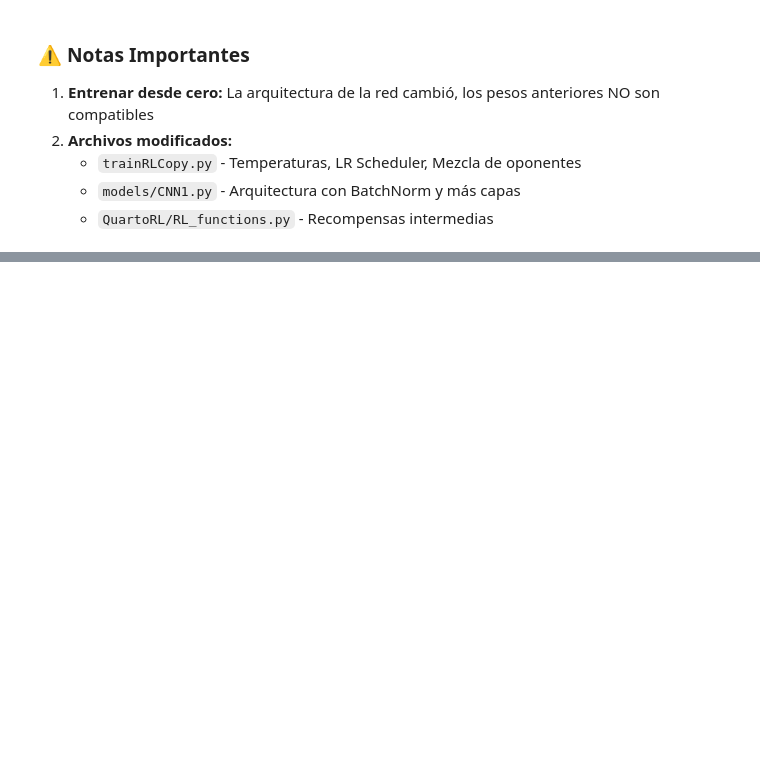
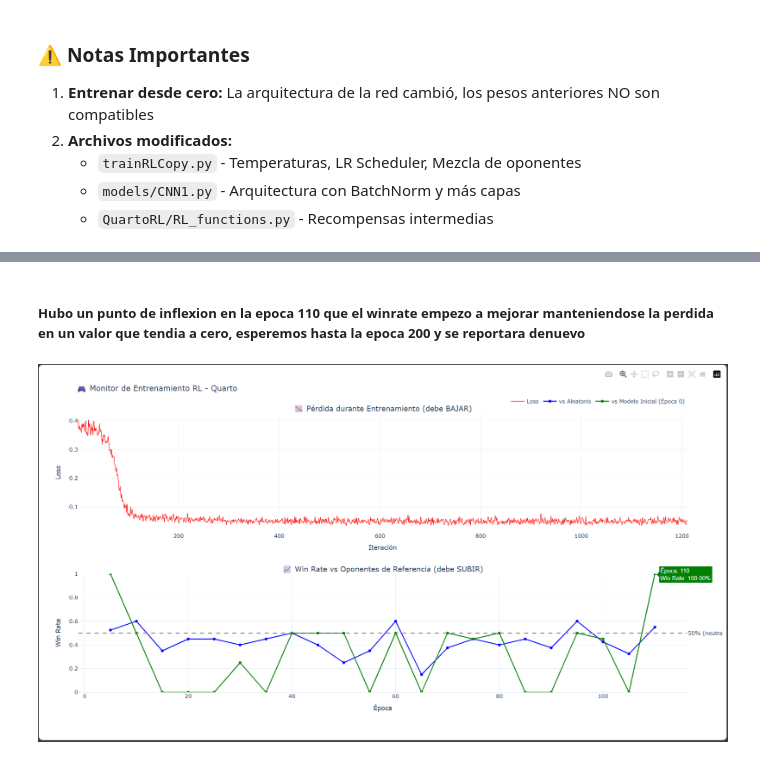
Before and after one commit to Francis1918/WIPCNN, a Jupyter notebook: analysis/Bitacora_1.ipynb, the cells around one changed output, grey strips where cells are left out. Saved outputs shown, nothing was run; the diff lists cells and outputs as text; code cells hidden in the pictures; blank space fills up the shorter version.

Commit message:
evoluciones notables en el entrenamiento esperemos...

```diff
--- a/analysis/Bitacora_1.ipynb
+++ b/analysis/Bitacora_1.ipynb
@@ -233,0 +176,7 @@ SELF_PLAY_PROBABILITY = 0.5       # 50% self-play, 50% oponentes anteriores
+# %% [markdown]
+##### Hubo un punto de inflexion en la epoca 110 que el winrate empezo a mejorar manteniendose la perdida en un valor que tendia a cero, esperemos hasta la epoca 200 y se reportara denuevo
+# %%
+from IPython.display import Image, display
+display(Image('C:/Users/bravo/Documents/Metodos Numericos Pycharm/Mech Interp/Imagenes de las bitacoras/PuntoAparentedeInflexion.png'))
+# %% [output]
+[figure, added]
```
Also changed, not shown: parts of 13 cells of this notebook.
